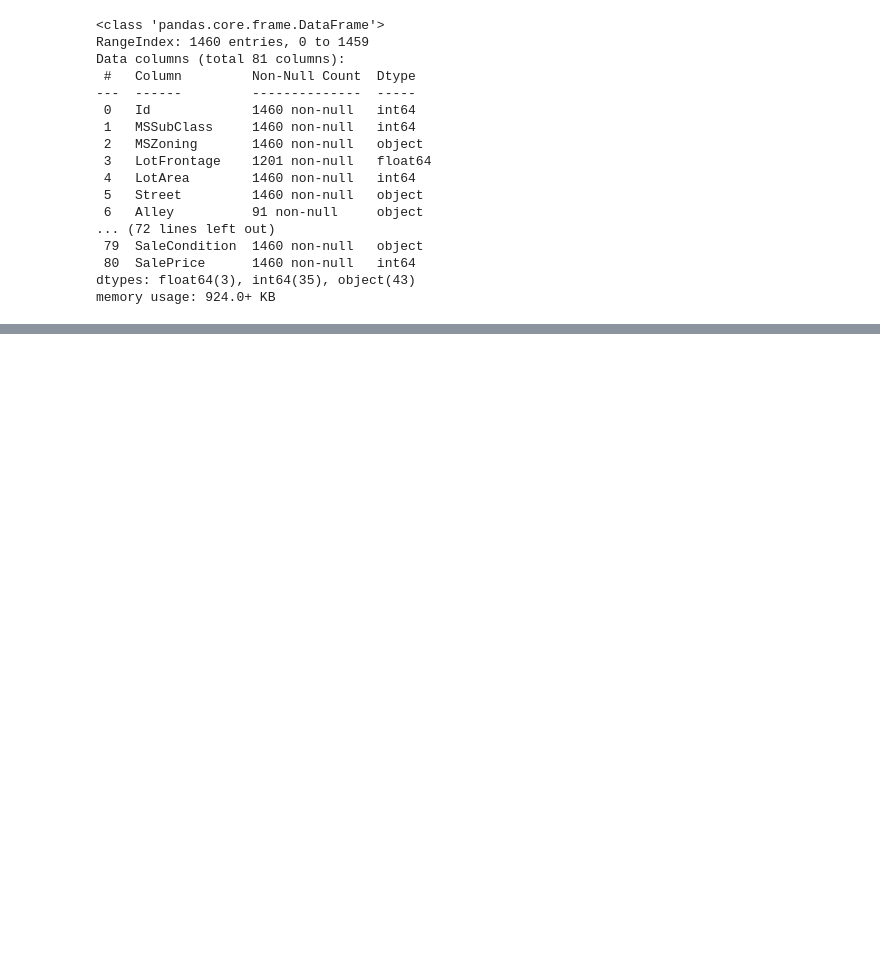
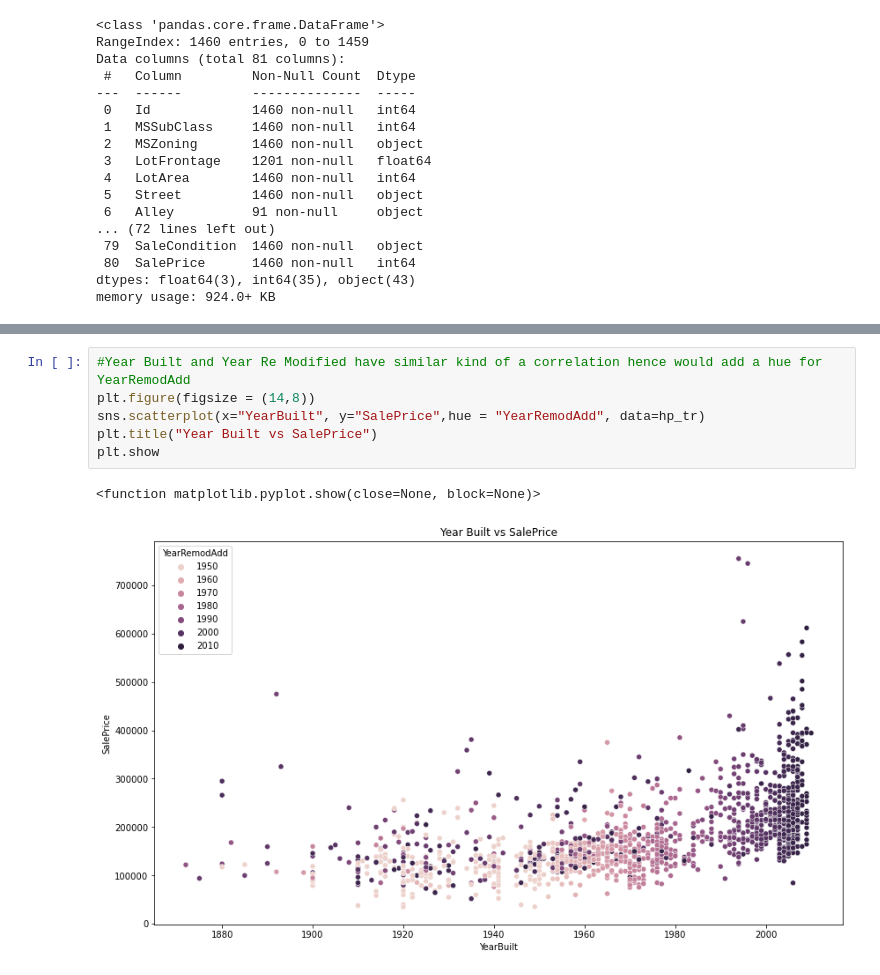
Before and after one commit to gopala-goyal/housing-prices-predictive-modelling, a Jupyter notebook: Housing_Prices_Prediction.ipynb, the cells around one changed output, grey strips where cells are left out. Cells and saved outputs as stored; diff of their text form; blank space fills up the shorter version.

```diff
--- a/Housing_Prices_Prediction.ipynb
+++ b/Housing_Prices_Prediction.ipynb
@@ -68,0 +133,9 @@ array(['RL', 'RM', 'C (all)', 'FV', 'RH'], dtype=object)
+# %%
+#Year Built and Year Re Modified have similar kind of a correlation hence would add a hue for YearRemodAdd
+plt.figure(figsize = (14,8))
+sns.scatterplot(x="YearBuilt", y="SalePrice",hue = "YearRemodAdd", data=hp_tr)
+plt.title("Year Built vs SalePrice")
+plt.show
+# %% [output]
+<function matplotlib.pyplot.show(close=None, block=None)>
+[figure, added]
```
Also changed, not shown: parts of 11 cells of this notebook.
